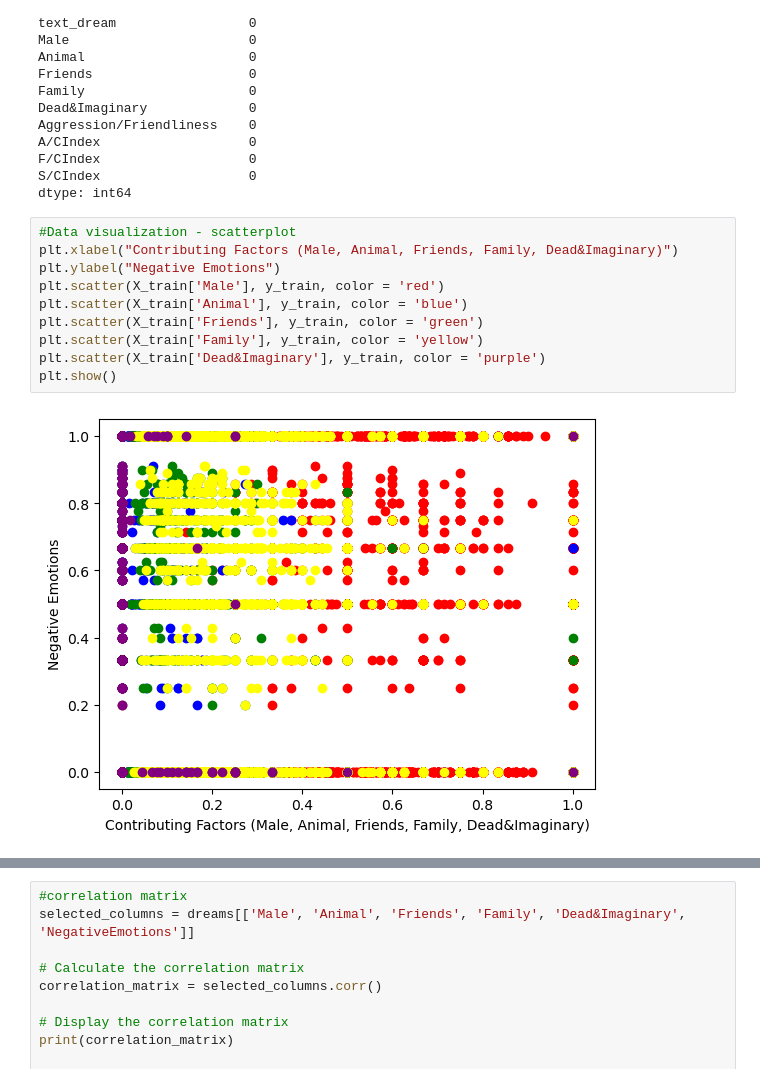
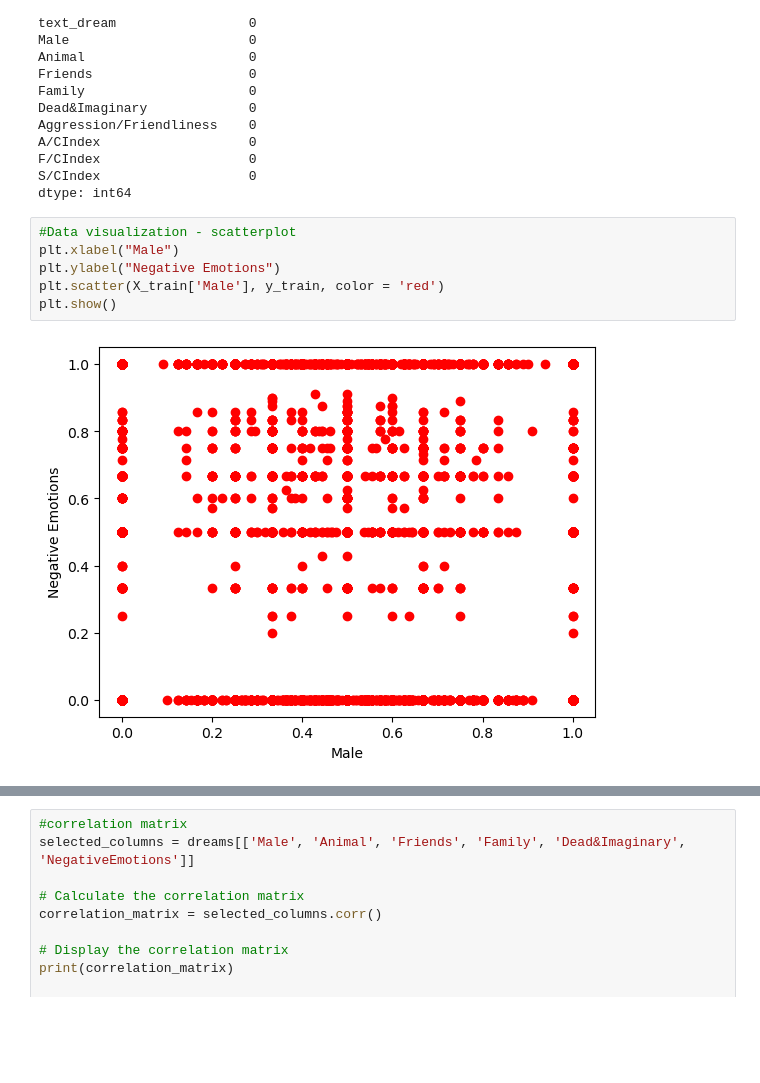
Before and after one commit to erika-ld/CPSC483-Machine-Learning-Project, a Jupyter notebook: data_preprocessing.ipynb, the cells around one changed output, grey strips where cells are left out. Saved outputs shown, nothing was run; the diff lists cells and outputs as text; blank space fills up the shorter version.

```diff
--- a/data_preprocessing.ipynb
+++ b/data_preprocessing.ipynb
@@ -194,13 +194,9 @@ S/CIndex                   0
 dtype: int64
 # %%
 #Data visualization - scatterplot
-plt.xlabel("Contributing Factors (Male, Animal, Friends, Family, Dead&Imaginary)")
+plt.xlabel("Male")
 plt.ylabel("Negative Emotions")
 plt.scatter(X_train['Male'], y_train, color = 'red')
-plt.scatter(X_train['Animal'], y_train, color = 'blue')
-plt.scatter(X_train['Friends'], y_train, color = 'green')
-plt.scatter(X_train['Family'], y_train, color = 'yellow')
-plt.scatter(X_train['Dead&Imaginary'], y_train, color = 'purple')
 plt.show()
 # %% [output]
-[figure, old version]
+[figure, new version]
```
Also changed, not shown: parts of 4 cells of this notebook.
